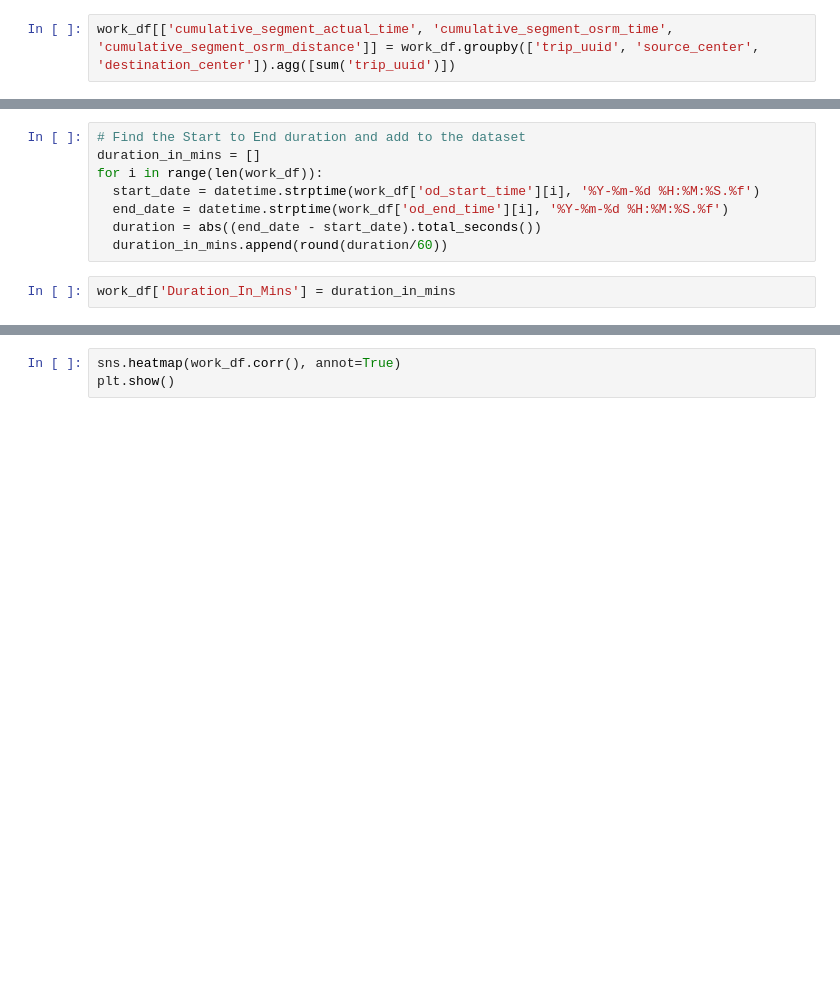
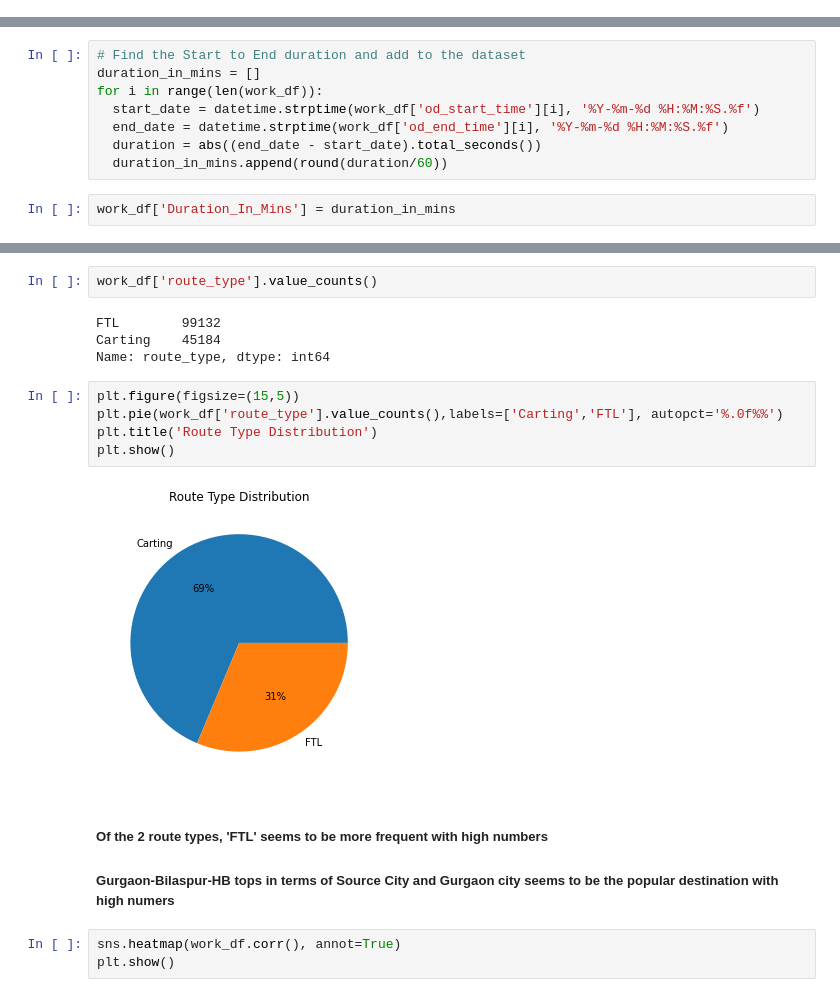
Before and after one commit to pkmariya/Scaler01, a Jupyter notebook: Delhivery_CaseStudy_Mariya_DSMLJune22.ipynb, the cells around one changed output, grey strips where cells are left out. Drawn from its saved outputs; the diff is of its cells as text; blank space fills up the shorter version.

```diff
--- a/Delhivery_CaseStudy_Mariya_DSMLJune22.ipynb
+++ b/Delhivery_CaseStudy_Mariya_DSMLJune22.ipynb
@@ -246,5 +246,3 @@ Data columns (total 23 columns):
  22  Duration_In_Mins                144316 non-null  int64
 dtypes: datetime64[ns](3), float64(8), int64(1), object(11)
 memory usage: 26.4+ MB
-# %%
-work_df[['cumulative_segment_actual_time', 'cumulative_segment_osrm_time', 'cumulative_segment_osrm_distance']] = work_df.groupby(['trip_uuid', 'source_center', 'destination_center']).agg([sum('trip_uuid')])
@@ -356,3 +384,19 @@ work_df.tail()
+# %%
+work_df['route_type'].value_counts()
+# %% [output]
+FTL        99132
+Carting    45184
+Name: route_type, dtype: int64
+# %%
+plt.figure(figsize=(15,5))
+plt.pie(work_df['route_type'].value_counts(),labels=['Carting','FTL'], autopct='%.0f%%')
+plt.title('Route Type Distribution')
+plt.show()
+# %% [output]
+[figure, added]
+# %% [markdown]
+##### Of the 2 route types, 'FTL' seems to be more frequent with high numbers
+##### Gurgaon-Bilaspur-HB tops in terms of Source City and Gurgaon city seems to be the popular destination with high numers
 # %%
 sns.heatmap(work_df.corr(), annot=True)
 plt.show()
```
Also changed, not shown: parts of 11 cells of this notebook.
